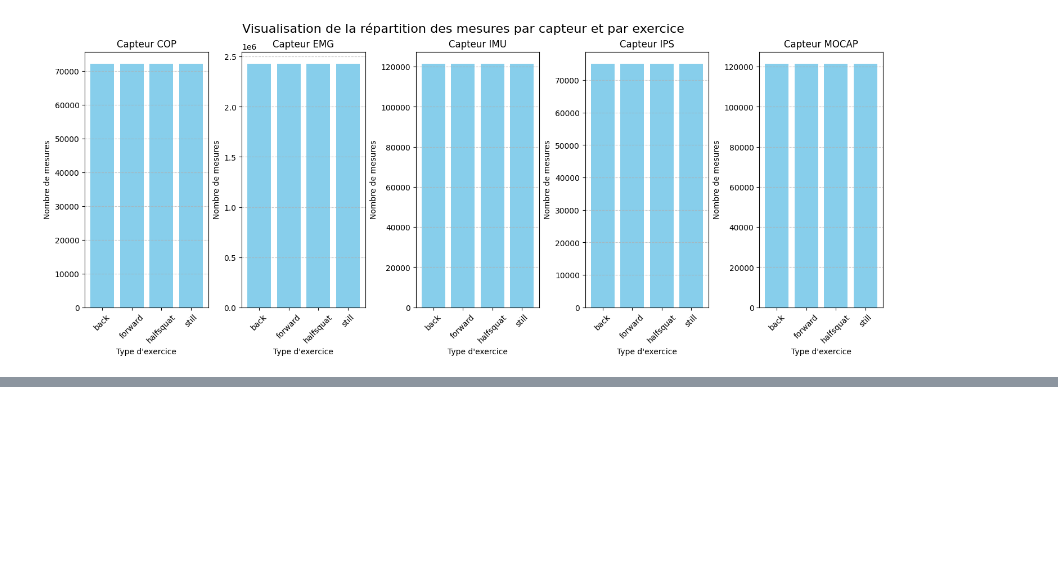
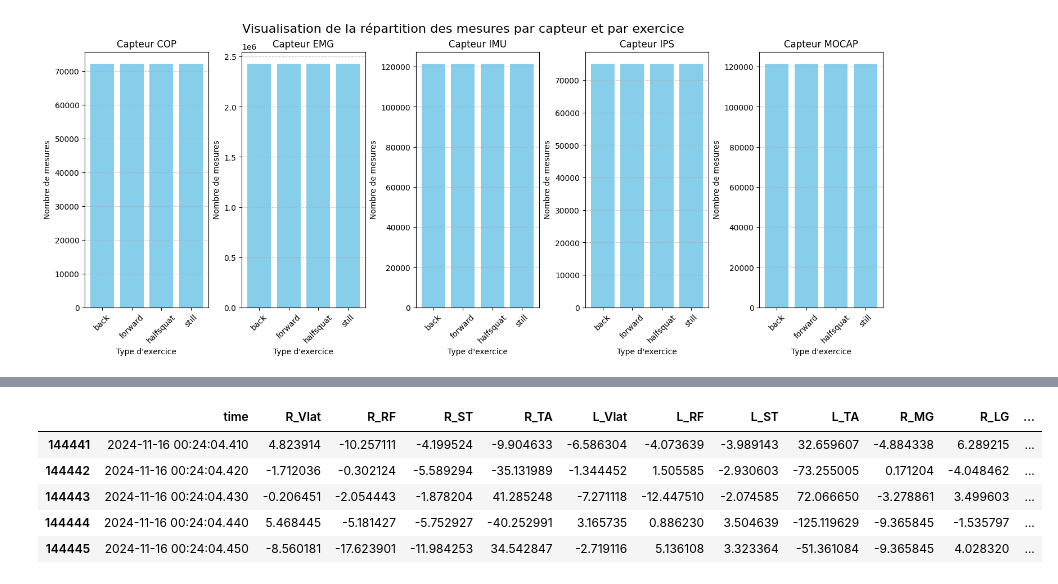
Before and after one commit to Florian-DAUVERGNE/Projet_Architectures_de_traitement_complexes, a Jupyter notebook: projet.ipynb, the cells around one changed output, grey strips where cells are left out. Cells and saved outputs as stored; diff of their text form; code cells hidden in the pictures; blank space fills up the shorter version.

```diff
--- a/projet.ipynb
+++ b/projet.ipynb
@@ -320,0 +316,9 @@ plt.show()
+# %%
+df_downsampled.tail()
+# %% [output]
+|  | time | R_Vlat | R_RF | R_ST | R_TA | L_Vlat | L_RF | L_ST | L_TA | R_MG | R_LG | ... |
+| 144441 | 2024-11-16 00:24:04.410 | 4.823914 | -10.257111 | -4.199524 | -9.904633 | -6.586304 | -4.073639 | -3.989143 | 32.659607 | -4.884338 | 6.289215 | ... |
+| 144442 | 2024-11-16 00:24:04.420 | -1.712036 | -0.302124 | -5.589294 | -35.131989 | -1.344452 | 1.505585 | -2.930603 | -73.255005 | 0.171204 | -4.048462 | ... |
+| 144443 | 2024-11-16 00:24:04.430 | -0.206451 | -2.054443 | -1.878204 | 41.285248 | -7.271118 | -12.447510 | -2.074585 | 72.066650 | -3.278861 | 3.499603 | ... |
+| 144444 | 2024-11-16 00:24:04.440 | 5.468445 | -5.181427 | -5.752927 | -40.252991 | 3.165735 | 0.886230 | 3.504639 | -125.119629 | -9.365845 | -1.535797 | ... |
+| 144445 | 2024-11-16 00:24:04.450 | -8.560181 | -17.623901 | -11.984253 | 34.542847 | -2.719116 | 5.136108 | 3.323364 | -51.361084 | -9.365845 | 4.028320 | ... |
```
Also changed, not shown: parts of 31 cells of this notebook.
